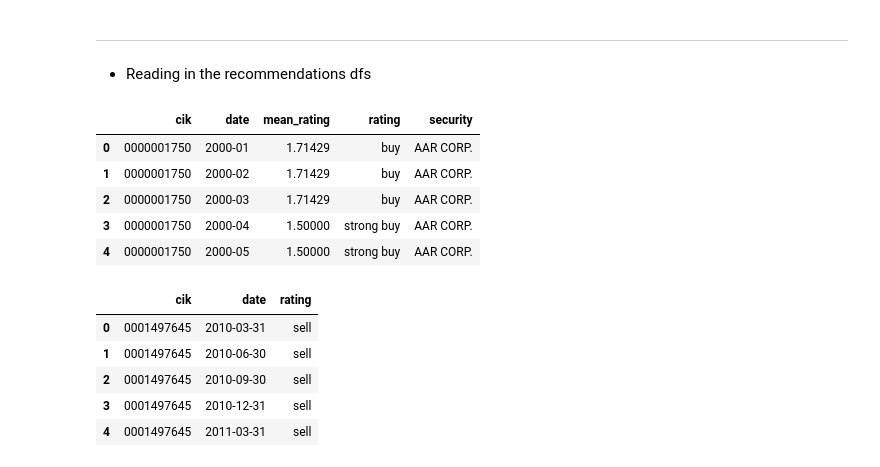
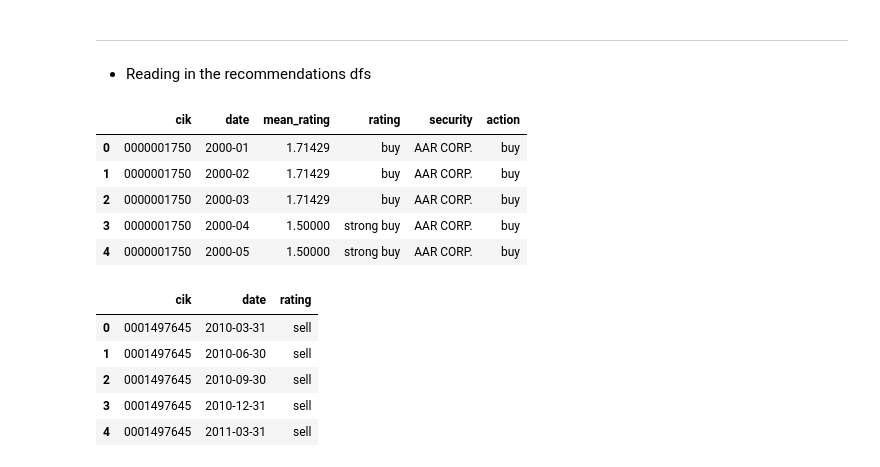
Before and after one commit to benherz/Masterarbeit, a Jupyter notebook: code/sell_all_portfolio_simulation.ipynb, the cells around one changed output. Cells and saved outputs as stored; diff of their text form; code cells hidden in the pictures.

```diff
--- a/code/sell_all_portfolio_simulation.ipynb
+++ b/code/sell_all_portfolio_simulation.ipynb
@@ -39,14 +39,14 @@ def extract_signal(text):
 - Reading in the recommendations dfs
 # %%
 # Read in CIK as string, so that leading zeros are preserved
-analyst_ratings = pd.read_csv("../data/sp1500_sell_side_recommendations_ffilled.csv", dtype={"cik": str})
+analyst_ratings = pd.read_csv("../results/sp1500_sell_side_recommendations_ffilled.csv", dtype={"cik": str})
 analyst_ratings.head()
 # %% [output]
-|  | cik | date | mean_rating | rating | security |
-| 0 | 0000001750 | 2000-01 | 1.71429 | buy | AAR CORP. |
-| 1 | 0000001750 | 2000-02 | 1.71429 | buy | AAR CORP. |
-| 2 | 0000001750 | 2000-03 | 1.71429 | buy | AAR CORP. |
-| 3 | 0000001750 | 2000-04 | 1.50000 | strong buy | AAR CORP. |
-| 4 | 0000001750 | 2000-05 | 1.50000 | strong buy | AAR CORP. |
+|  | cik | date | mean_rating | rating | security | action |
+| 0 | 0000001750 | 2000-01 | 1.71429 | buy | AAR CORP. | buy |
+| 1 | 0000001750 | 2000-02 | 1.71429 | buy | AAR CORP. | buy |
+| 2 | 0000001750 | 2000-03 | 1.71429 | buy | AAR CORP. | buy |
+| 3 | 0000001750 | 2000-04 | 1.50000 | strong buy | AAR CORP. | buy |
+| 4 | 0000001750 | 2000-05 | 1.50000 | strong buy | AAR CORP. | buy |
 # %%
 # LLM recommendations with only most recent financial statements
```
Also changed, not shown: parts of 20 cells of this notebook, 2 other files.
